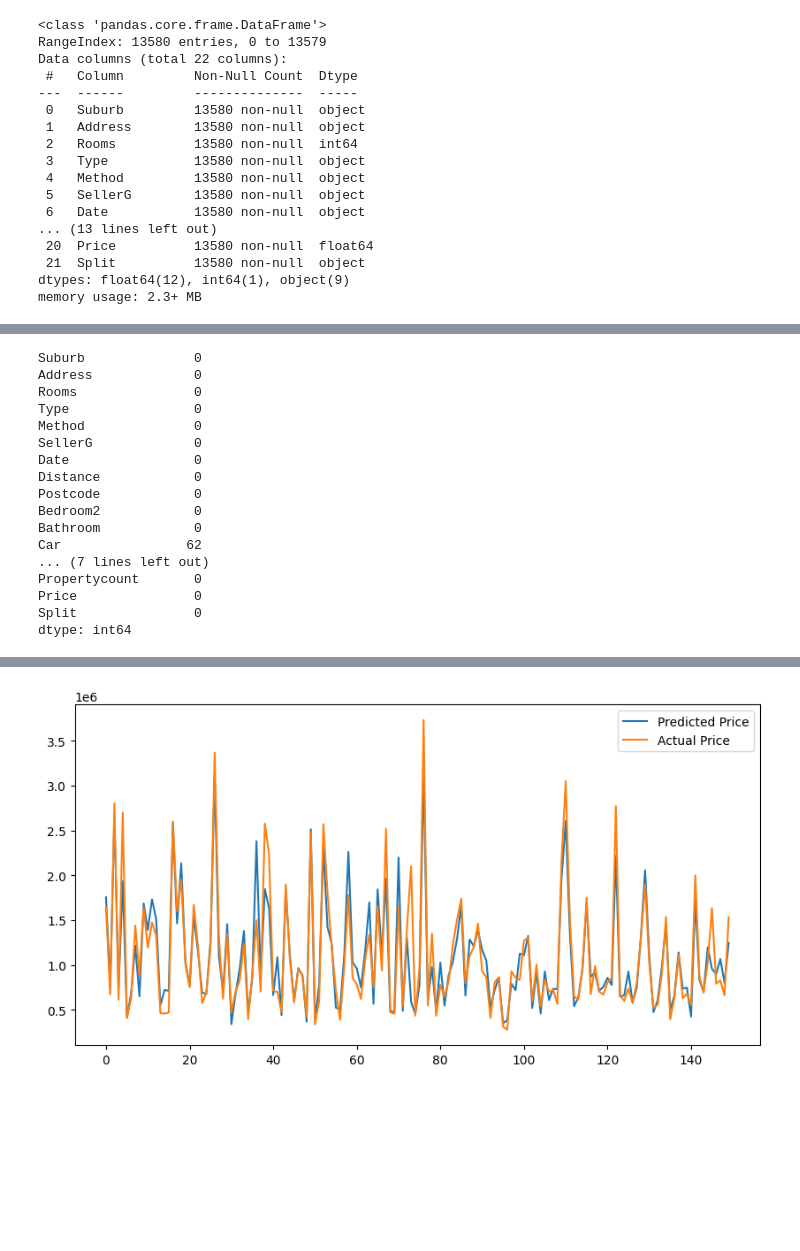
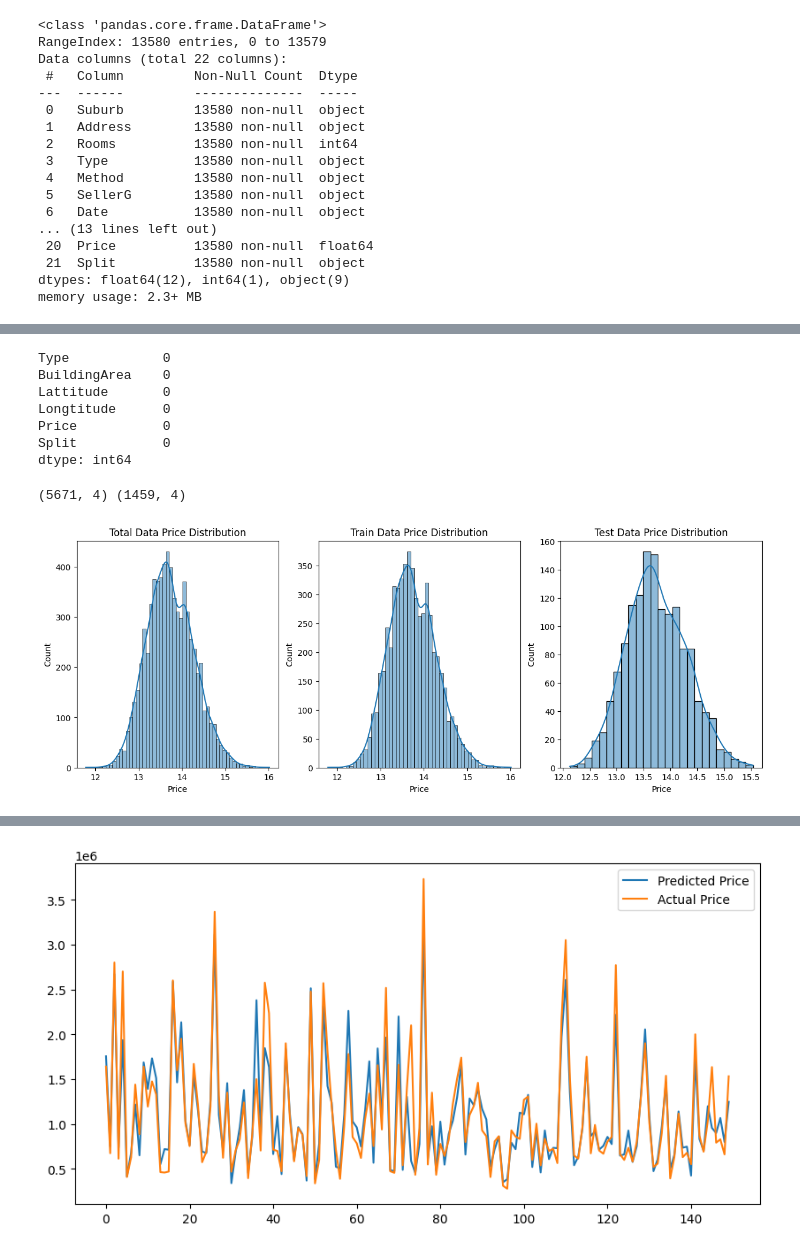
Before and after one commit to boostcampaitech7/level4-cv-finalproject-hackathon-cv-02-lv3, a Jupyter notebook: Sojeong/ML/regression.ipynb, the cells around one changed output, grey strips where cells are left out. Saved outputs shown, nothing was run; the diff lists cells and outputs as text; code cells hidden in the pictures; blank space fills up the shorter version.

```diff
--- a/Sojeong/ML/regression.ipynb
+++ b/Sojeong/ML/regression.ipynb
@@ -41,22 +52,13 @@ memory usage: 2.3+ MB
 # %%
+df = df.dropna(axis=0)
 df.isnull().sum()
 # %% [output]
-Suburb              0
-Address             0
-Rooms               0
-Type                0
-Method              0
-SellerG             0
-Date                0
-Distance            0
-Postcode            0
-Bedroom2            0
-Bathroom            0
-Car                62
-... (7 lines left out)
-Propertycount       0
-Price               0
-Split               0
+Type            0
+BuildingArea    0
+Lattitude       0
+Longtitude      0
+Price           0
+Split           0
 dtype: int64
 # %%
 # 데이터셋 분리
@@ -72,3 +86,25 @@ X_test_full = test_data.drop(['Price', 'Split', 'Address', 'BuildingArea', 'Year
+# %%
+print(X_train_full.shape, X_test_full.shape)
+# %% [output]
+(5671, 4) (1459, 4)
+# %%
+import matplotlib.pyplot as plt
+import seaborn as sns
+
+# 3개 그래프
+fig = plt.figure(figsize=(15, 5))
+ax = fig.add_subplot(1, 3, 1)
+ax.title.set_text('Total Data Price Distribution')
+sns.histplot(np.log1p(df['Price']), kde=True)
+ax = fig.add_subplot(1, 3, 2)
+ax.title.set_text('Train Data Price Distribution')
+sns.histplot(np.log1p(train_data['Price']), kde=True)
+ax = fig.add_subplot(1, 3, 3)
+ax.title.set_text('Test Data Price Distribution')
+sns.histplot(np.log1p(test_data['Price']), kde=True)
+plt.show()
+# %% [output]
+[figure, added]
 # %%
 # Cardinality를 기반으로 카테고리형 컬럼 선택
 categorical_cols = [
```
Also changed, not shown: parts of 8 cells of this notebook, 11 other files.
